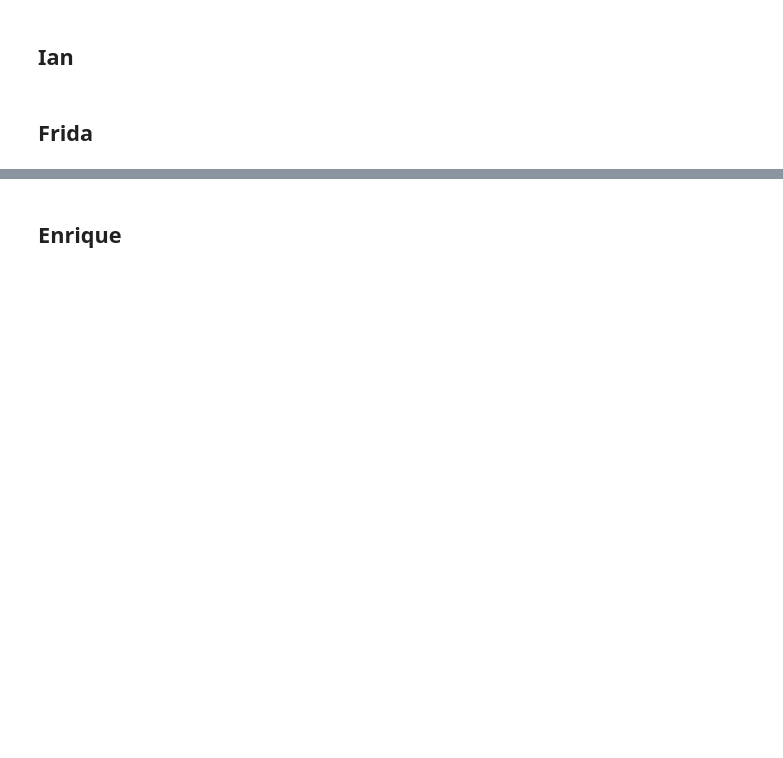
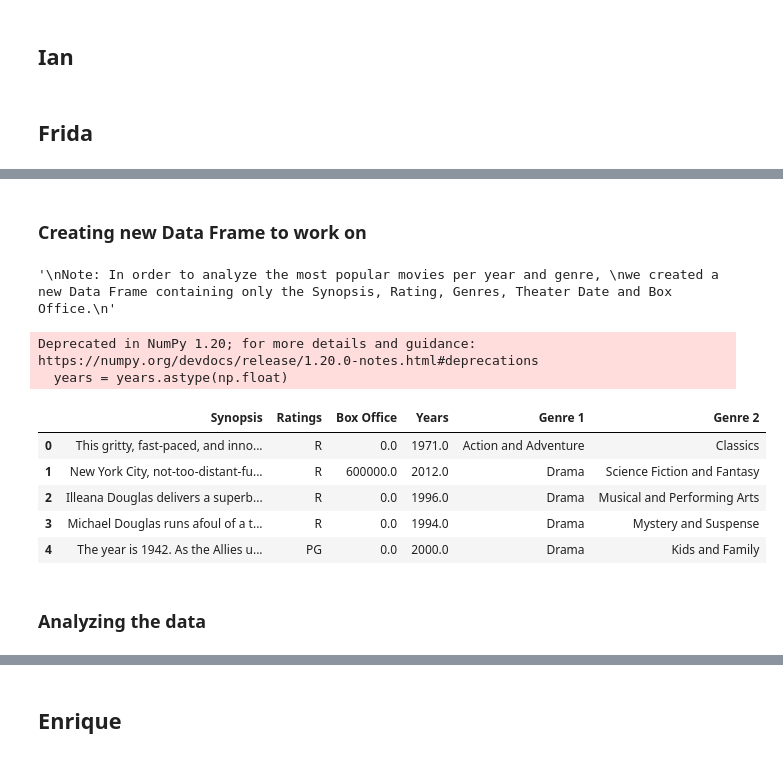
Before and after one commit to mfFrida/Capstone-Project-Semester-1, a Jupyter notebook: student.ipynb, the cells around one changed output, grey strips where cells are left out. Saved outputs shown, nothing was run; the diff lists cells and outputs as text; code cells hidden in the pictures; blank space fills up the shorter version.

```diff
--- a/student.ipynb
+++ b/student.ipynb
@@ -14,0 +91,10 @@
+# %%
+"""
+Note: The information that we are interested in extracting from this database is the synopsis of each film,
+therefore, we have decided to delete those rows that do not have one.
+"""
+# Dropping rows with no synopsis
+cleansed_movie_info = movie_info_df.dropna(subset=['synopsis'])
+
+# Confirming that there in no more NaN values in our cleansed Data Frame
+cleansed_movie_info.isna().sum() # No more NaN values! We can start our analysis using the cleansed_movie_info DF
@@ -14,0 +114,69 @@
+# %% [markdown]
+### Creating new Data Frame to work on
+# %%
+"""
+Note: In order to analyze the most popular movies per year and genre,
+we created a new Data Frame containing only the Synopsis, Rating, Genres, Theater Date and Box Office.
+"""
+# %% [output]
+'\nNote: In order to analyze the most popular movies per year and genre, \nwe created a new Data Frame containing only the Synopsis, Rating, Genres, Theater Date and Box Office.\n'
+# %%
+# Sppliting the theater date, keeping only the year.
+only_year = cleansed_movie_info["theater_date"].str.split(",", n = 1, expand = True)
+# Creating columns for new DF
+years = np.array(only_year[1])
+# converting Year string into float
+years = years.astype(np.float)
+
+synopsis = np.array(cleansed_movie_info["synopsis"])
+ratings = np.array(cleansed_movie_info["rating"])
+box_office = np.array(cleansed_movie_info["box_office"])
+
+# Creating Main Movie Info DF
+main_movie_info = pd.DataFrame()
+
+# Adding columns to new DF
+main_movie_info['Synopsis'] = synopsis
+main_movie_info['Ratings'] = ratings
+main_movie_info['Box Office'] = box_office
+main_movie_info['Years'] = years
+main_movie_info['Years'] = main_movie_info['Years'].fillna(0) # Filling with 0 the empty records
+# %% [output]
+Deprecated in NumPy 1.20; for more details and guidance: https://numpy.org/devdocs/release/1.20.0-notes.html#deprecations
+  years = years.astype(np.float)
+# %%
+#  Sppliting the Genres into different columns
+split_genre = cleansed_movie_info["genre"].str.split("|", n = 6, expand = True)
+
+# Some movies have more than five different genres
+genre1 = np.array(split_genre[0])
+genre2 = np.array(split_genre[1])
+genre3 = np.array(split_genre[2])
+genre4 = np.array(split_genre[3])
+genre5 = np.array(split_genre[4])
+genre6 = np.array(split_genre[5])
+genre7 = np.array(split_genre[6])
+
+# # Adding a column for each genre in the new DF
+main_movie_info['Genre 1'] = genre1
+main_movie_info['Genre 2'] = genre2
+#main_movie_info['Genre 3'] = genre3
+#main_movie_info['Genre 4'] = genre4
+#main_movie_info['Genre 5'] = genre5
+#main_movie_info['Genre 6'] = genre6
+#main_movie_info['Genre 7'] = genre7
+
+"""
+Note: We decided to leave only 2 genre columns because most of the films only have 2 types of genres
+"""
+# main_movie_info overview
+main_movie_info.head()
+# %% [output]
+|  | Synopsis | Ratings | Box Office | Years | Genre 1 | Genre 2 |
+| 0 | This gritty, fast-paced, and inno... | R | 0.0 | 1971.0 | Action and Adventure | Classics |
+| 1 | New York City, not-too-distant-fu... | R | 600000.0 | 2012.0 | Drama | Science Fiction and Fantasy |
+| 2 | Illeana Douglas delivers a superb... | R | 0.0 | 1996.0 | Drama | Musical and Performing Arts |
+| 3 | Michael Douglas runs afoul of a t... | R | 0.0 | 1994.0 | Drama | Mystery and Suspense |
+| 4 | The year is 1942. As the Allies u... | PG | 0.0 | 2000.0 | Drama | Kids and Family |
+# %% [markdown]
+### Analyzing the data
```
Also changed, not shown: parts of 26 cells of this notebook.
